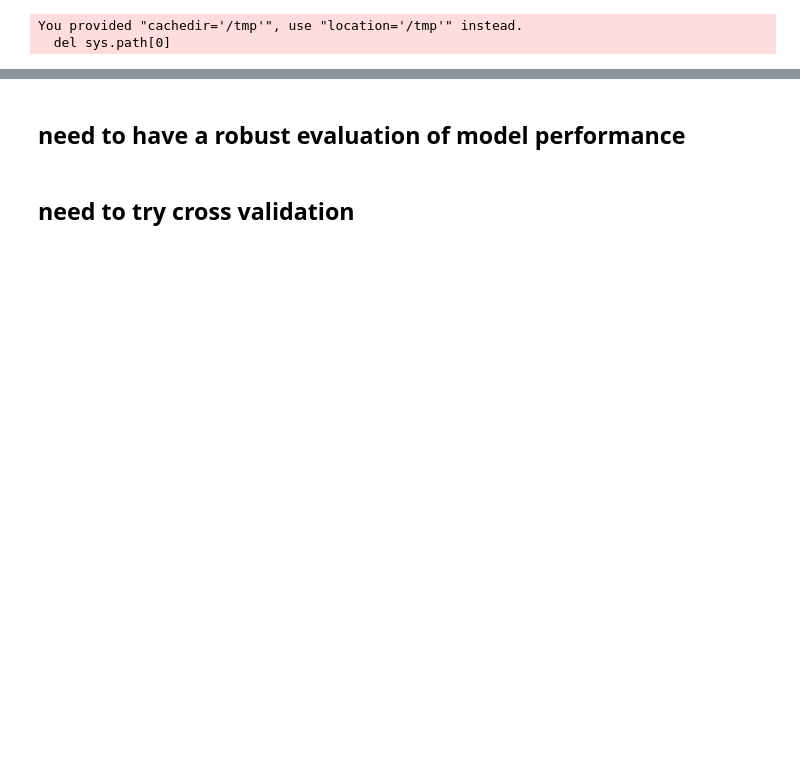
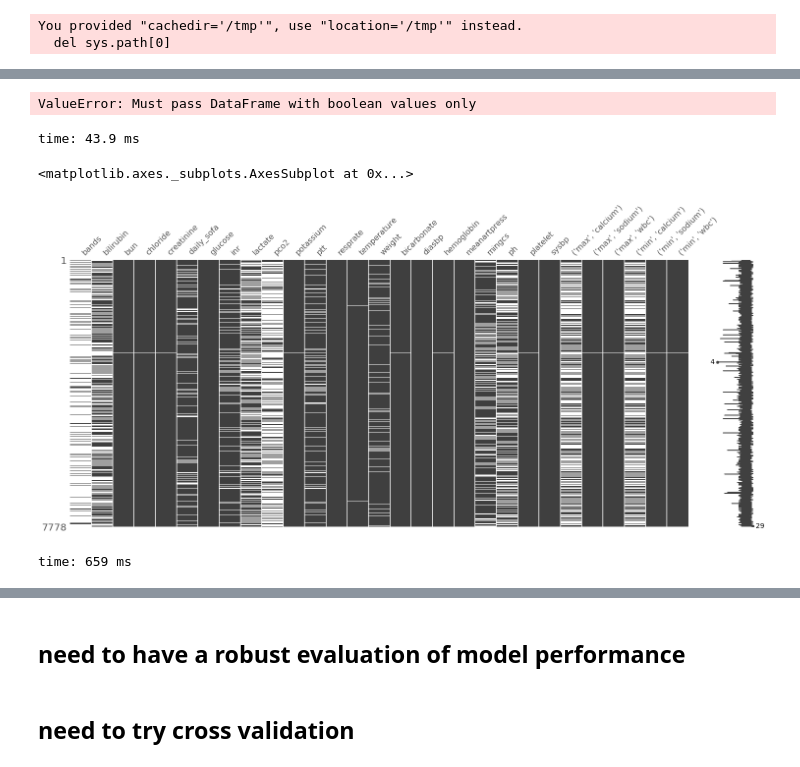
Before and after one commit to kellylinyingxin/mimiciii-antibiotics-modeling, a Jupyter notebook: notebooks/09.01-BaselineModelBuilding.ipynb, the cells around one changed output, grey strips where cells are left out. Cells and saved outputs as stored; diff of their text form; code cells hidden in the pictures; blank space fills up the shorter version.

```diff
--- a/notebooks/09.01-BaselineModelBuilding.ipynb
+++ b/notebooks/09.01-BaselineModelBuilding.ipynb
@@ -1106,0 +32,10 @@ for time_interval in [24]:  # ,48,72,96,120,144]:
+# %%
+os.chdir('/Users/geickelb1/Documents/GitHub/mimiciii-antibiotics-modeling') #use to change working directory
+wd= os.getcwd() #'/Users/geickelb1/Documents/GitHub/mimiciii-antibiotics-modeling'
+
+
+final_pt_df2 = pd.read_csv(Path(wd + '/data/raw/csv/01102018_final_pt_df2_v.csv') , index_col=0) #only for patients with minimum vitals
+patients= list(final_pt_df2['subject_id'].unique())
+hadm_id= list(final_pt_df2['hadm_id'].unique())
+icustay_id= list(final_pt_df2['icustay_id'].unique())
+icustay_id= [int(x) for x in icustay_id]
@@ -1106,0 +44,3 @@ for time_interval in [24]:  # ,48,72,96,120,144]:
+# %%
+preImp= pd.read_csv("/Users/geickelb1/Documents/GitHub/mimiciii-antibiotics-modeling/data/processed/22112018_worstdf2_preImp.csv")
+preImp= pd.merge(preImp, final_pt_df2[['icustay_id','final_bin','subject_id']])
@@ -1106,0 +766,15 @@ for time_interval in [24]:  # ,48,72,96,120,144]:
+# %%
+msno.heatmap(imputeMean_df[imputeMean_df], figsize=(20,20))
+# %% [output]
+ValueError: Must pass DataFrame with boolean values only
+time: 43.9 ms
+# %%
+#train_df = pd.read_csv('train_2016_v2.csv', parse_dates=["transactiondate"])
+#properties_df = pd.read_csv('properties_2016.csv')
+#merged_df = pd.merge(train_df,properties_df)
+missingdata_df = preImp.columns[preImp.isnull().any()].tolist()
+msno.matrix(preImp[missingdata_df])
+# %% [output]
+<matplotlib.axes._subplots.AxesSubplot at 0x...>
+[figure, added]
+time: 659 ms
```
Also changed, not shown: parts of 226 cells of this notebook.
